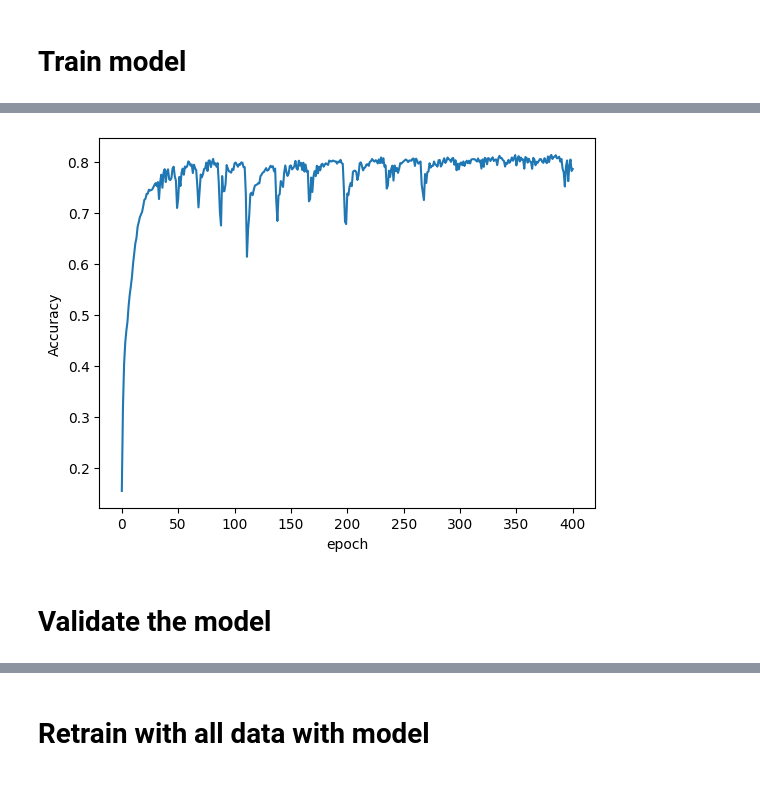
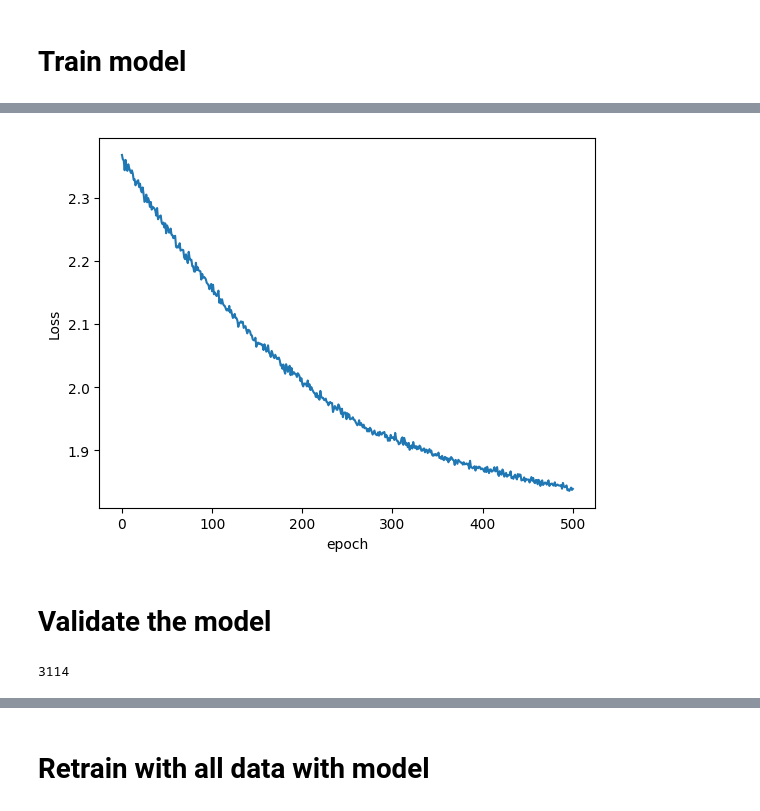
Before and after one commit to andrewbremner3/PlayGroundSeries, a Jupyter notebook: weightrisk-s4e2-pytorch.ipynb, the cells around one changed output, grey strips where cells are left out. Cells and saved outputs as stored; diff of their text form; code cells hidden in the pictures.

Commit message:
Kaggle Notebook | WeightRisk | s4e2 | Sklearn Models vs Pytorch | Version 14

```diff
--- a/weightrisk-s4e2-pytorch.ipynb
+++ b/weightrisk-s4e2-pytorch.ipynb
@@ -396,6 +418,7 @@ tensor([[1, 1, 1,  ..., 0, 2, 3],
 # Convert to numpy array for NN
 conts = np.stack([df[col].values for col in cont_cols],axis=1)
 conts = torch.tensor(conts, dtype=torch.float)
+conts = F.normalize(conts)
 # %%
 conts
 # %% [output]
@@ -495,7 +512,7 @@ class TabluarModel(nn.Module):
 def train_model(model, cat, cont, y_true):
     start_time = time.time()
 #     criterion = nn.CrossEntropyLoss() # Classification
-    optimizer = torch.optim.Adam(model.parameters(),lr=0.01,weight_decay=0.1)
+    optimizer = torch.optim.Adam(model.parameters(),lr=0.001,weight_decay=0.1)
 
     for i in range(epochs):
         i+=1
@@ -503,13 +520,11 @@ def train_model(model, cat, cont, y_true):
         y_pred = model(cat, cont)
         #loss = torch.sqrt(criterion(y_pred,y_train)) #Regression
         #print(y_pred)
-        acc = metric(y_pred, y_true)
-        acc_lst.append(acc)
         loss = criterion(y_pred, y_true) # Classification
         losses.append(loss)
 
         if i%100 == 1:
-            print(f'epoch: {i:3} | loss: {loss.item():10.8f} | accuracy: {acc.item():10.8f}')
+            print(f'epoch: {i:3} | loss: {loss.item():10.8f}') #| accuracy: {acc.item():10.8f}')
 
         optimizer.zero_grad()
         loss.backward()
@@ -540,7 +555,7 @@ emb_szs
 # %% [markdown]
 ## Split data into train and testing
 # %%
-batch_size = int(len(df)*0.7)
+batch_size = int(len(df)*0.85)
 valid_size = len(df) - batch_size
 # %%
 valid_size, batch_size
@@ -572,11 +591,13 @@ criterion = nn.CrossEntropyLoss() # Classification
 # %%
-epochs = 401
+epochs = 501
 losses = []
 acc_lst = []
 metric = MulticlassAccuracy(num_classes = 7)
 
 #run training
-for i in ([128,32],[128,64]):#([128,64],[64,32],[256,32],[64,16],[128,32],[32,32],[256,64],[512,128],[128,16]):
+for i in ([512, 128],[1]):
+    #([512, 128], [128,64,32], [512]):
+    #([128,64],[64,32],[256,32],[64,16],[128,32],[32,32],[256,64],[512,128],[128,16]):
     losses = []
     acc_lst = []
     model = TabluarModel(emb_szs = emb_szs,
@@ -584,13 +605,19 @@ for i in ([128,32],[128,64]):#([128,64],[64,32],[256,32],[64,16],[128,32],[32,32
                          out_sz = len(y.unique()),
                          layers = i,
                          p = 0.5)
+
     train_model(model, cat_train, con_train, y_train)
-    model.eval()
+#     train_model(model, cats, conts, y)
+
     with torch.no_grad():
         y_val = model(cat_valid, con_valid)
         loss = criterion(y_val, y_valid)
     y_val_out = [x.argmax().item() for x in y_val]
+
     print(str(i) + " ----")
     print(accuracy_score(y_valid,y_val_out))
     print("-------------")
+    plt.plot(range(epochs), [x.item() for x in losses])
+    plt.ylabel('Loss')
+    plt.xlabel('epoch');
 # %% [output]
@@ -625,9 +655,9 @@ tensor([[-0.5408, -0.8001,  0.3048,  ...,  0.8029, -0.9285, -0.5912],
 # %%
-plt.plot(range(epochs), [x.item() for x in acc_lst])
-plt.ylabel('Accuracy')
+plt.plot(range(epochs), [x.item() for x in losses])
+plt.ylabel('Loss')
 plt.xlabel('epoch');
 # %% [output]
-[figure, old version]
+[figure, new version]
 # %% [markdown]
 # Validate the model
 # %%
@@ -637,6 +667,10 @@ with torch.no_grad():
     loss = criterion(y_val, y_valid)
 # %%
 y_val_out = [x.argmax().item() for x in y_val]
+# %%
+len(y_val_out)
+# %% [output]
+3114
 # %%
 sns.heatmap(data=confusion_matrix(y_valid,y_val_out),annot=True)
 # %% [output]
```
Also changed, not shown: parts of 42 cells of this notebook.
